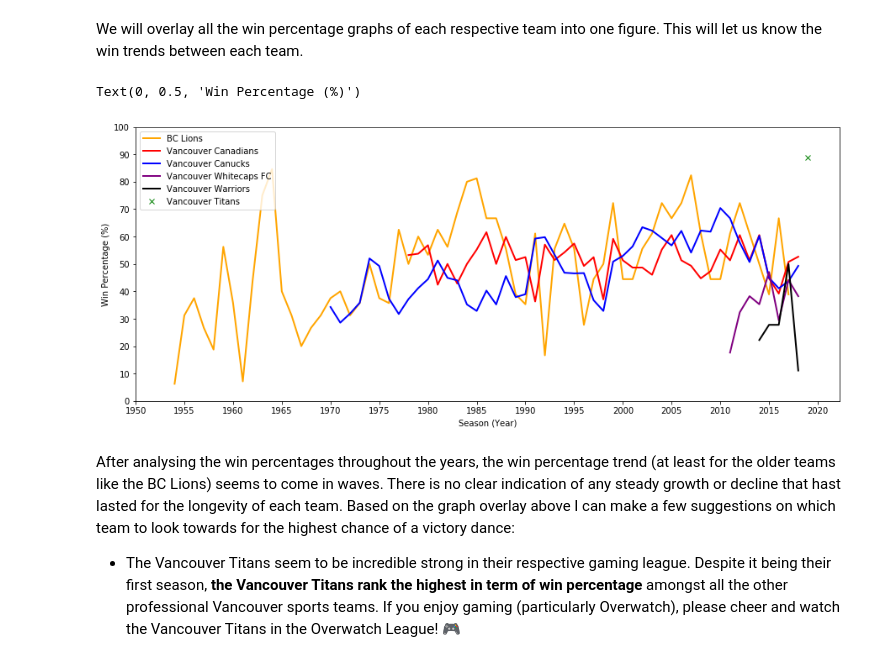
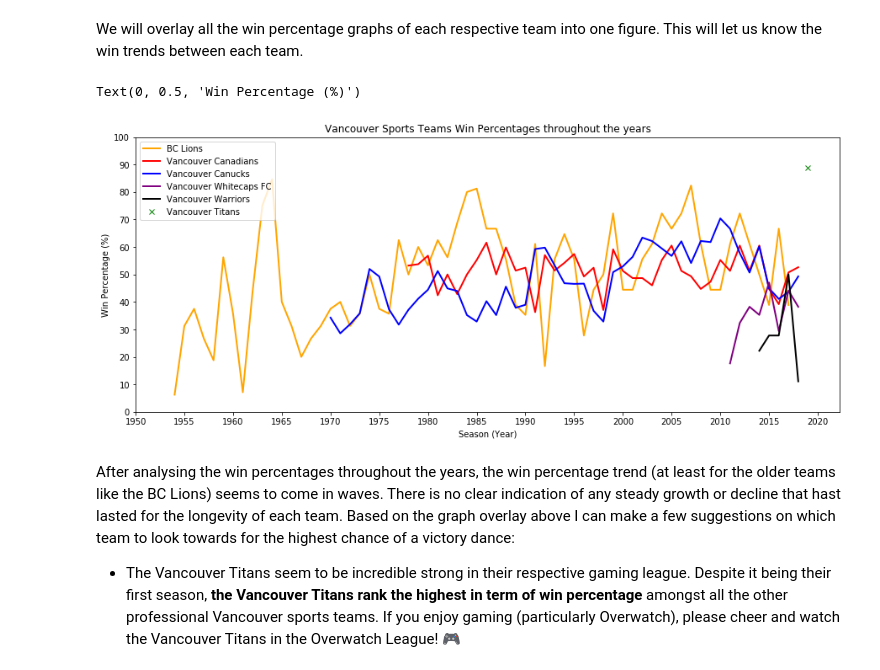
Before and after one commit to anduleh/vancouver-sports-teams, a Jupyter notebook: vancouver_sports_teams.ipynb, the cells around one changed output. Saved outputs shown, nothing was run; the diff lists cells and outputs as text; code cells hidden in the pictures.

```diff
--- a/vancouver_sports_teams.ipynb
+++ b/vancouver_sports_teams.ipynb
@@ -337,24 +337,25 @@ We will overlay all the win percentage graphs of each respective team into one f
 # %%
 # overlay all the win percentage figures of each team
 plt.figure(figsize=(15,6))
 
 plt.plot(df_lions['Season'],df_lions['Win Percentage'], color='orange', label='BC Lions', linewidth=2)
 plt.plot(df_canadians['Season'],df_canadians['Win Percentage'], color='red', label='Vancouver Canadians',linewidth=2)
 plt.plot(df_canucks['Season'],df_canucks['Win Percentage'], color='blue', label='Vancouver Canucks', linewidth=2)
 
 plt.plot(df_whitecaps['Season'],df_whitecaps['Win Percentage'], color='purple', label='Vancouver Whitecaps FC', linewidth=2)
 plt.plot(df_warriors['Season'],df_warriors['Win Percentage'], color='black', label='Vancouver Warriors', linewidth=2)
 plt.plot(df_titans['Season'],df_titans['Win Percentage'], 'gx', label='Vancouver Titans', linewidth=2)
 
 plt.xticks(np.arange(1950, 2025, 5))
 plt.yticks(np.arange(0, 105, 10))
 plt.legend(loc=2)
 
+plt.title('Vancouver Sports Teams Win Percentages throughout the years')
 plt.xlabel('Season (Year)')
 plt.ylabel('Win Percentage (%)')
 # %% [output]
 Text(0, 0.5, 'Win Percentage (%)')
-[figure, old version]
+[figure, new version]
 # %% [markdown]
 After analysing the win percentages throughout the years, the win percentage trend (at least for the older teams like the BC Lions) seems to come in waves. There is no clear indication of any steady growth or decline that hast lasted for the longevity of each team. Based on the graph overlay above I can make a few suggestions on which team to look towards for the highest chance of a victory dance:
 * The Vancouver Titans seem to be incredible strong in their respective gaming league. Despite it being their first season, **the Vancouver Titans rank the highest in term of win percentage** amongst all the other professional Vancouver sports teams. If you enjoy gaming (particularly Overwatch), please cheer and watch the Vancouver Titans in the Overwatch League! 🎮
```
